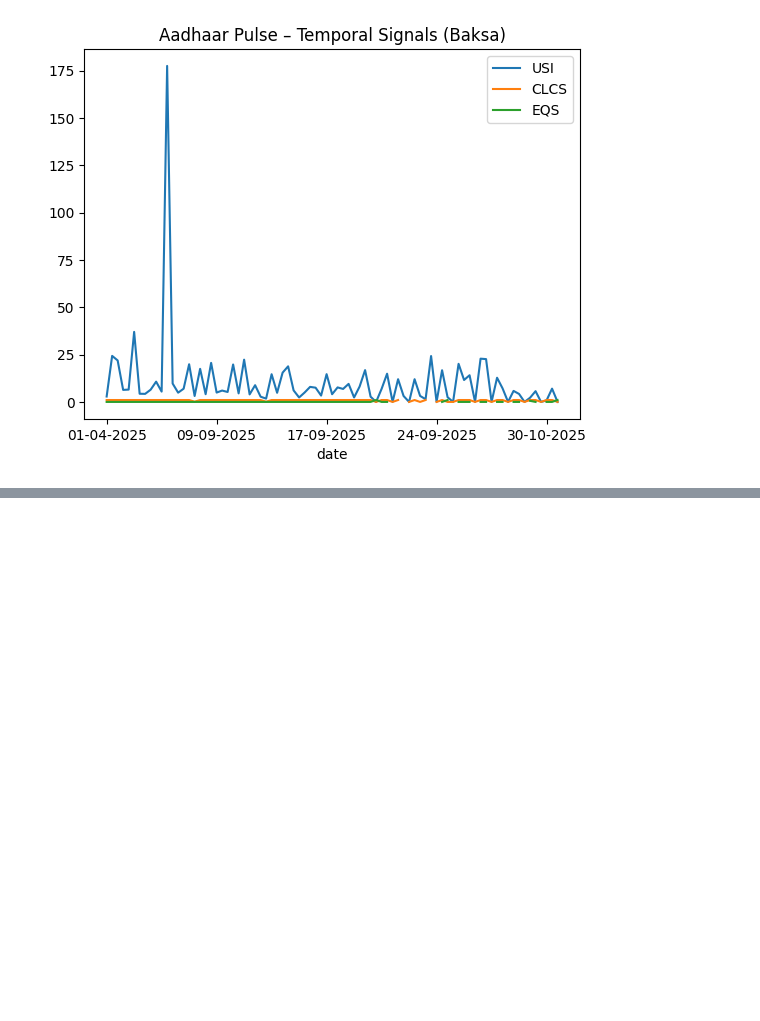
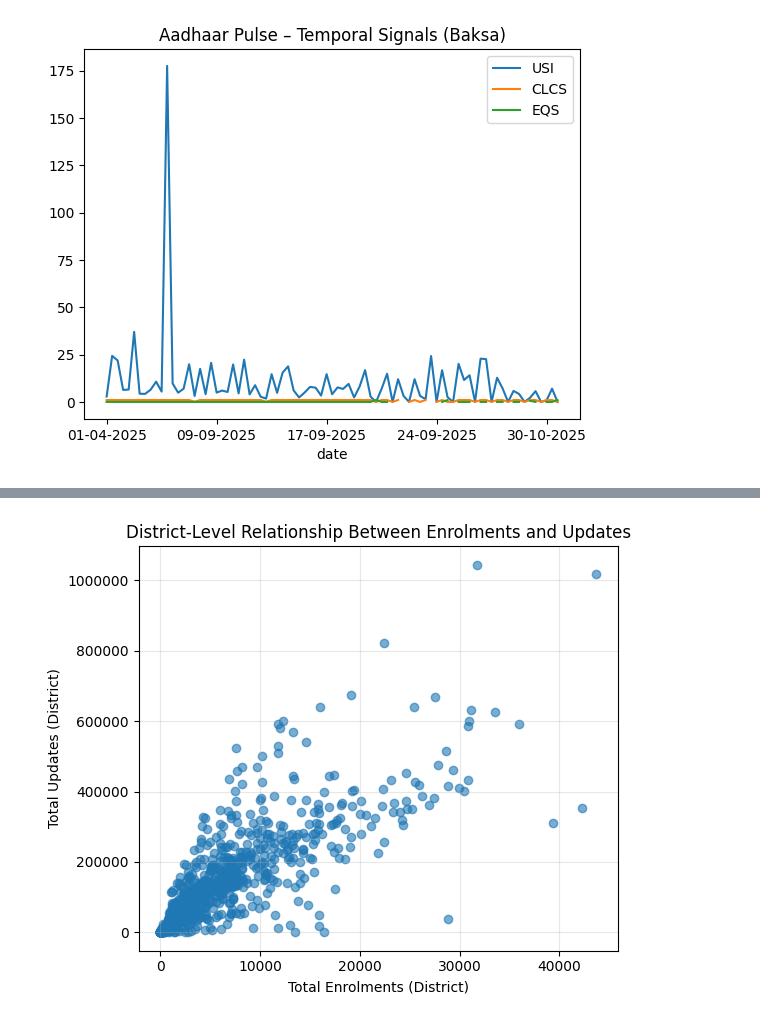
Before and after one commit to anmolsriwastava/aadhaar-pulse-governance-insights, a Jupyter notebook: notebooks/02_exploratory_analysis.ipynb, the cells around one changed output, grey strips where cells are left out. Saved outputs shown, nothing was run; the diff lists cells and outputs as text; code cells hidden in the pictures; blank space fills up the shorter version.

```diff
--- a/notebooks/02_exploratory_analysis.ipynb
+++ b/notebooks/02_exploratory_analysis.ipynb
@@ -115,0 +205,44 @@ merged[merged['district'] == example_district] \
+# %%
+# Aggregate enrolments per district
+district_enrol = (
+    enrol_agg
+    .groupby('district')[['age_0_5', 'age_5_17', 'age_18_greater']]
+    .sum()
+    .sum(axis=1)
+)
+
+# Aggregate updates per district
+district_updates = (
+    demo_agg
+    .groupby('district')[['demo_age_5_17', 'demo_age_17_plus']]
+    .sum()
+    .sum(axis=1)
+    +
+    bio_agg
+    .groupby('district')[['bio_age_5_17', 'bio_age_17_plus']]
+    .sum()
+    .sum(axis=1)
+)
+
+bivariate_df = pd.DataFrame({
+    'Total Enrolments': district_enrol,
+    'Total Updates': district_updates
+}).dropna()
+# %%
+plt.figure(figsize=(6,5))
+plt.scatter(
+    bivariate_df['Total Enrolments'],
+    bivariate_df['Total Updates'],
+    alpha=0.6
+)
+
+plt.xlabel('Total Enrolments (District)')
+plt.ylabel('Total Updates (District)')
+plt.title('District-Level Relationship Between Enrolments and Updates')
+
+plt.ticklabel_format(style='plain', axis='both')
+plt.grid(True, alpha=0.3)
+plt.tight_layout()
+plt.show()
+# %% [output]
+[figure, added]
```
Also changed, not shown: parts of 9 cells of this notebook.
